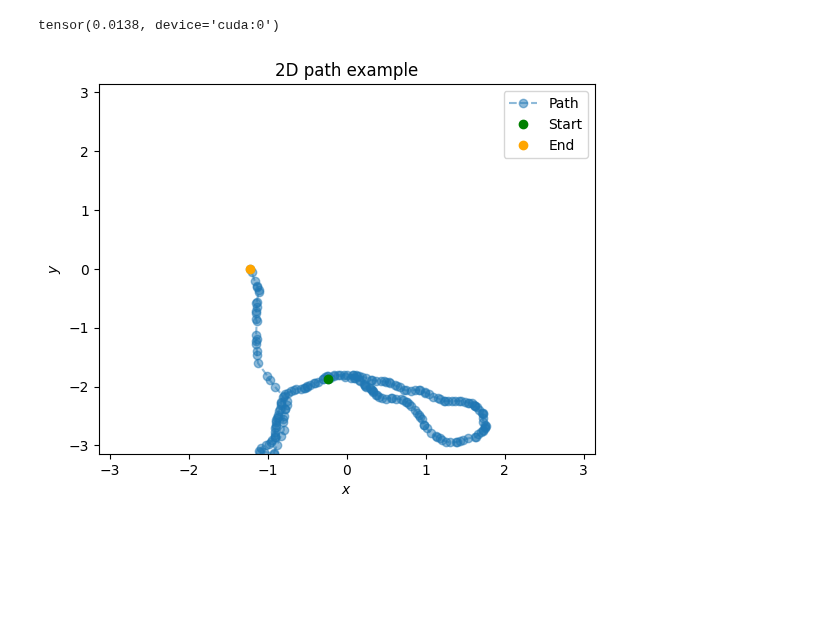
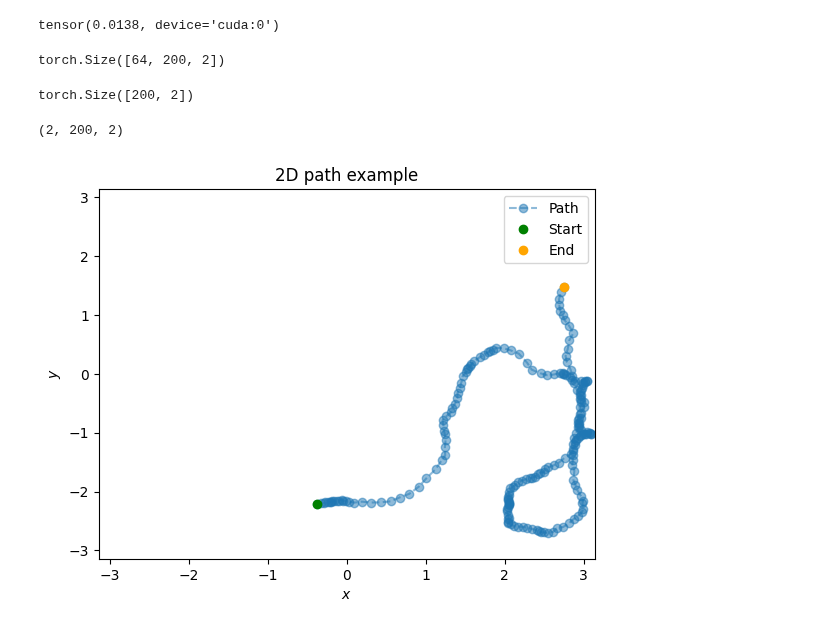
Before and after one commit to bioAI-Oslo/RNN-Adding-Problem-Representations, a Jupyter notebook: notebooks/datagen.ipynb, the cells around one changed output. Drawn from its saved outputs; the diff is of its cells as text; code cells hidden in the pictures; blank space fills up the shorter version.

```diff
--- a/notebooks/datagen.ipynb
+++ b/notebooks/datagen.ipynb
@@ -107,22 +129,48 @@ data, labels = rat_box(64,200)
 data[:,1:,1,:].mean()
 # %% [output]
 tensor(0.0138, device='cuda:0')
+# %%
+labels.shape
+# %% [output]
+torch.Size([64, 200, 2])
+# %%
+Env = Environment()
+Ag = Agent(Env)
+# Ag.speed_mean = 5.0
+# Ag.speed_std = 5.0
+Ag.dt = 0.1
+for i in range(int(60/Ag.dt)):
+    Ag.update()
+
+labels = torch.Tensor(Ag.history["pos"])*np.pi*2 - np.pi
+data = torch.Tensor(Ag.history["vel"])*np.pi*2
+# %%
+labels.shape
+# %% [output]
+torch.Size([200, 2])
 # %%
 path = labels.cpu().detach().numpy()
-path.shape
+# path = np.array(labels)
 
-n = 31
+# Unsqeeze to add a batch dimension
+# path = np.expand_dims(path, axis=0)
+print(path.shape)
+
+n = 1
 plt.plot(path[n,:,0], path[n,:,1], '--o',alpha=0.5)
 # # Plot first
 plt.plot(path[n,0,0],path[n,0,1],"o",color="green")
 # # Plot last
 plt.plot(path[n,-1,0],path[n,-1,1],"o",color="orange")
 plt.title("2D path example")
 plt.xlim(-np.pi,np.pi)
 plt.ylim(-np.pi,np.pi)
+# plt.xlim(0,1)
+# plt.ylim(0,1)
 plt.xlabel("$x$")
 plt.ylabel("$y$")
 plt.legend(["Path","Start","End"])
 plt.show()
 # %% [output]
+(2, 200, 2)
-[figure, old version]
+[figure, new version]
```
Also changed, not shown: parts of 3 cells of this notebook, 5 other files.
